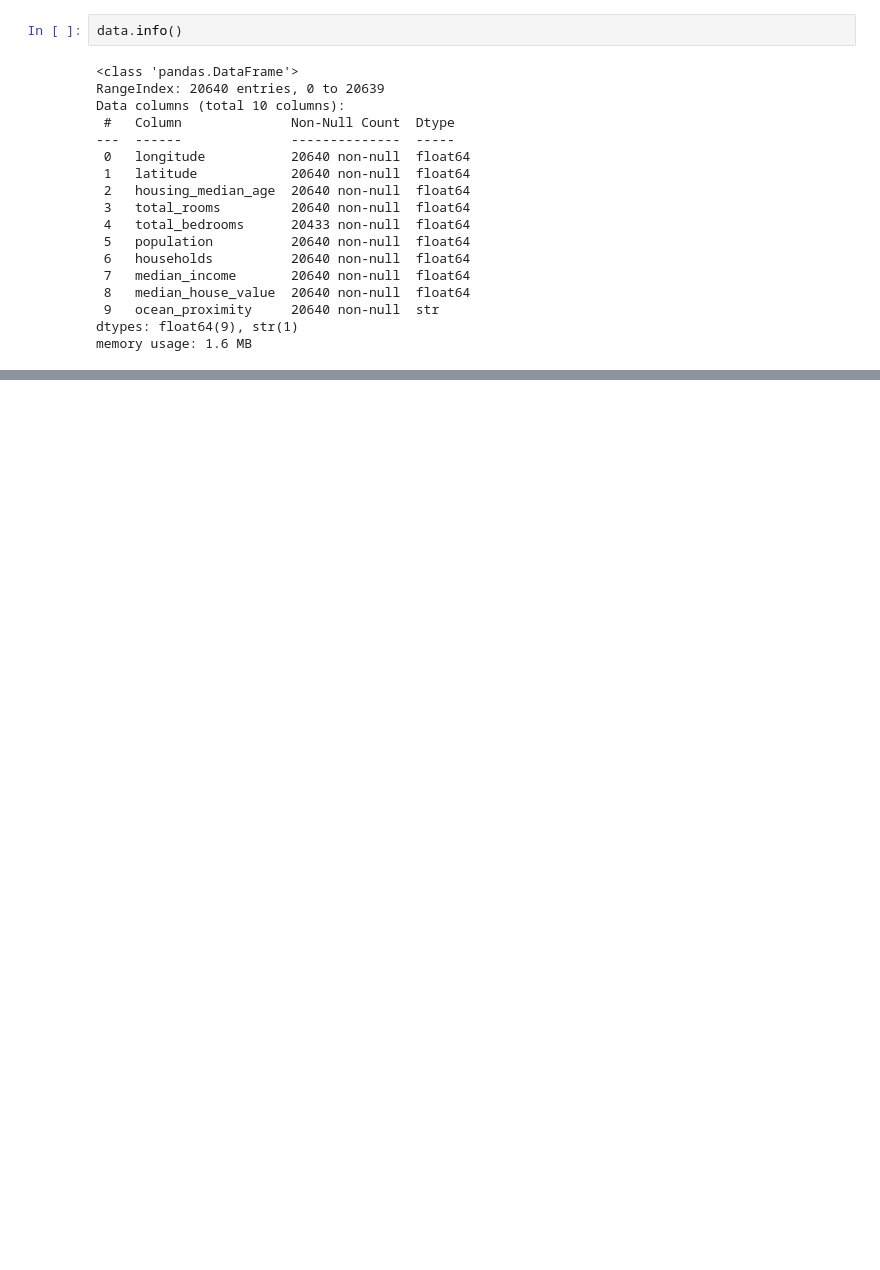
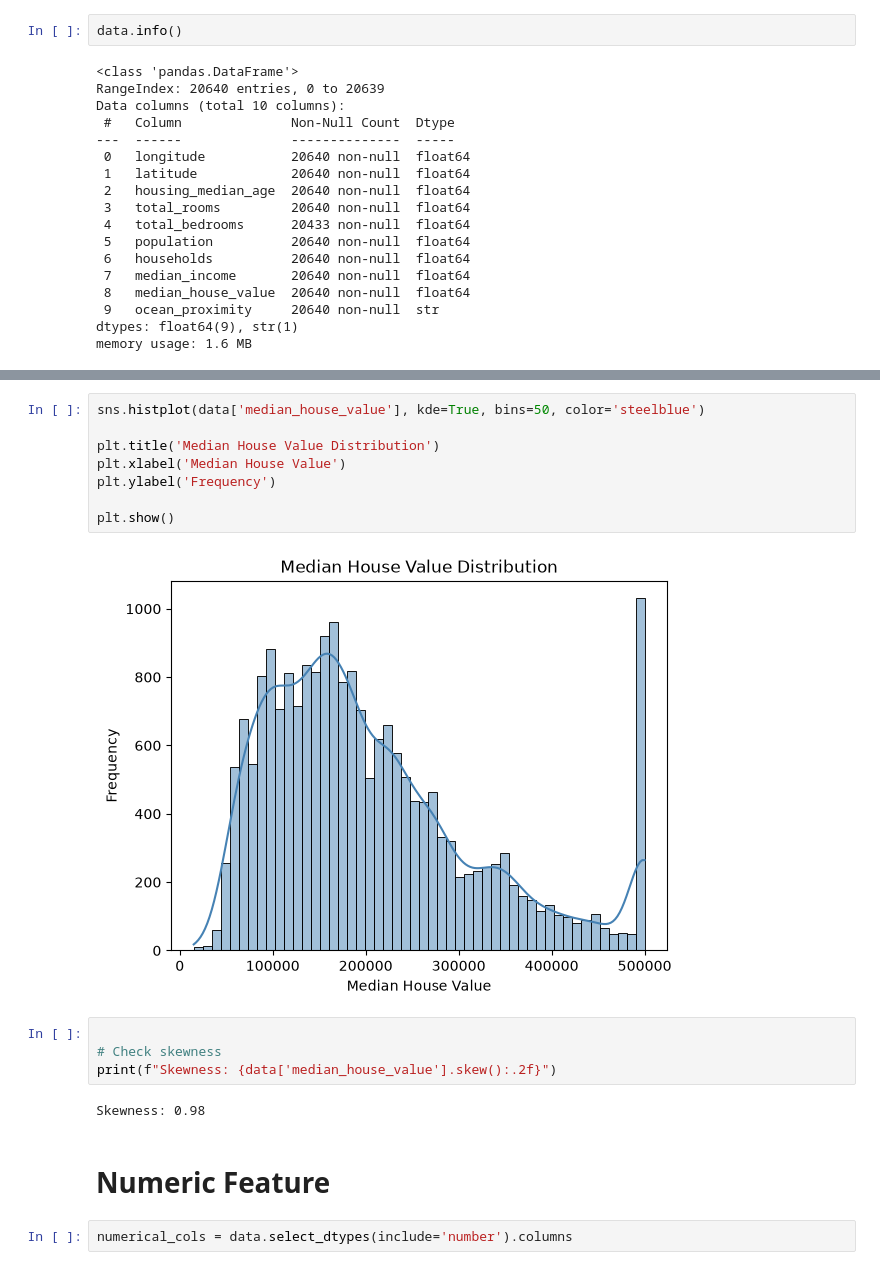
Before and after one commit to Samyam001/BSIT-400-Housing, a Jupyter notebook: EDA.ipynb, the cells around one changed output, grey strips where cells are left out. Cells and saved outputs as stored; diff of their text form; blank space fills up the shorter version.

```diff
--- a/EDA.ipynb
+++ b/EDA.ipynb
@@ -73,0 +158,20 @@ AttributeError: 'DataFrame' object has no attribute 'types'
+# %%
+sns.histplot(data['median_house_value'], kde=True, bins=50, color='steelblue')
+
+plt.title('Median House Value Distribution')
+plt.xlabel('Median House Value')
+plt.ylabel('Frequency')
+
+plt.show()
+# %% [output]
+[figure, added]
+# %%
+
+# Check skewness
+print(f"Skewness: {data['median_house_value'].skew():.2f}")
+# %% [output]
+Skewness: 0.98
+# %% [markdown]
+# Numeric Feature
+# %%
+numerical_cols = data.select_dtypes(include='number').columns
```
Also changed, not shown: parts of 37 cells of this notebook, 2 other files.
